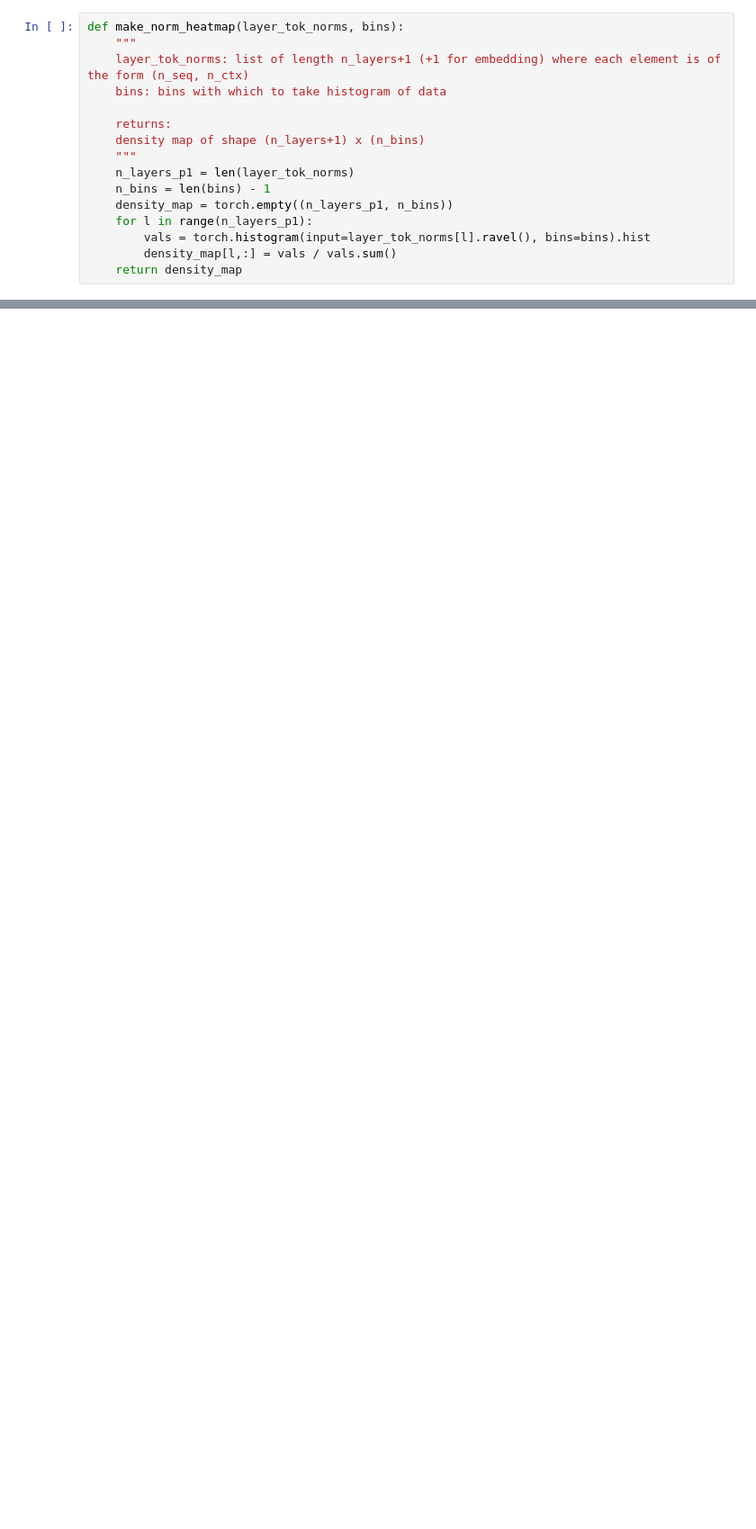
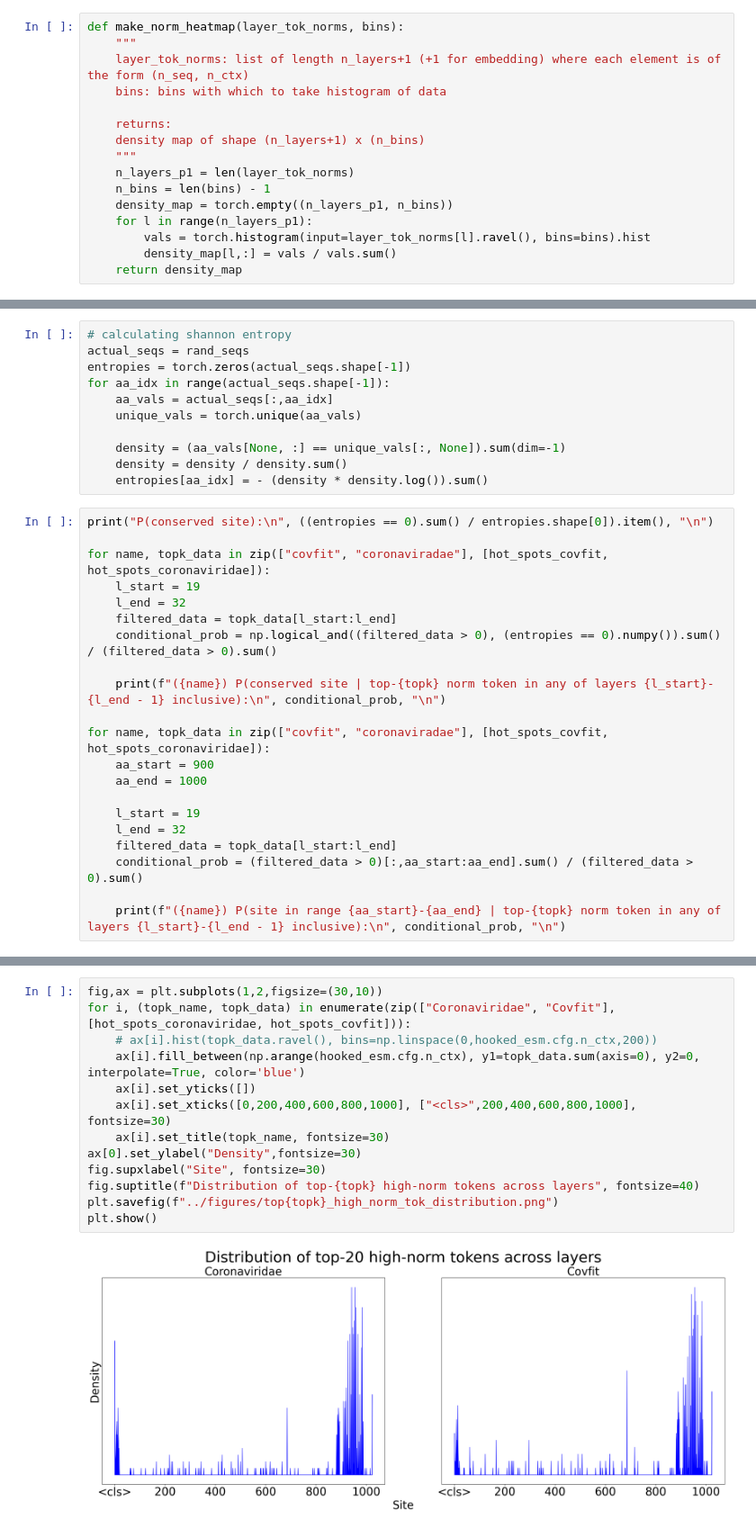
Before and after one commit to blab/mutational-embedding-vectors, a Jupyter notebook: notebooks/ex32_covarying_sites.ipynb, the cells around one changed output, grey strips where cells are left out. Shown at 90% size. Saved outputs shown, nothing was run; the diff lists cells and outputs as text; blank space fills up the shorter version.

```diff
--- a/notebooks/ex32_covarying_sites.ipynb
+++ b/notebooks/ex32_covarying_sites.ipynb
@@ -527,0 +543,32 @@ E                   :    [   0 1023  353  886  104  436  633  258   64  152] Fal
+# %%
+# calculating shannon entropy
+actual_seqs = rand_seqs
+entropies = torch.zeros(actual_seqs.shape[-1])
+for aa_idx in range(actual_seqs.shape[-1]):
+    aa_vals = actual_seqs[:,aa_idx]
+    unique_vals = torch.unique(aa_vals)
+
+    density = (aa_vals[None, :] == unique_vals[:, None]).sum(dim=-1)
+    density = density / density.sum()
+    entropies[aa_idx] = - (density * density.log()).sum()
+# %%
+print("P(conserved site):\n", ((entropies == 0).sum() / entropies.shape[0]).item(), "\n")
+
+for name, topk_data in zip(["covfit", "coronaviradae"], [hot_spots_covfit, hot_spots_coronaviridae]):
+    l_start = 19
+    l_end = 32
+    filtered_data = topk_data[l_start:l_end]
+    conditional_prob = np.logical_and((filtered_data > 0), (entropies == 0).numpy()).sum() / (filtered_data > 0).sum()
+
+    print(f"({name}) P(conserved site | top-{topk} norm token in any of layers {l_start}-{l_end - 1} inclusive):\n", conditional_prob, "\n")
+
+for name, topk_data in zip(["covfit", "coronaviradae"], [hot_spots_covfit, hot_spots_coronaviridae]):
+    aa_start = 900
+    aa_end = 1000
+
+    l_start = 19
+    l_end = 32
+    filtered_data = topk_data[l_start:l_end]
+    conditional_prob = (filtered_data > 0)[:,aa_start:aa_end].sum() / (filtered_data > 0).sum()
+
+    print(f"({name}) P(site in range {aa_start}-{aa_end} | top-{topk} norm token in any of layers {l_start}-{l_end - 1} inclusive):\n", conditional_prob, "\n")
@@ -527,0 +590,15 @@ E                   :    [   0 1023  353  886  104  436  633  258   64  152] Fal
+# %%
+fig,ax = plt.subplots(1,2,figsize=(30,10))
+for i, (topk_name, topk_data) in enumerate(zip(["Coronaviridae", "Covfit"], [hot_spots_coronaviridae, hot_spots_covfit])):
+    # ax[i].hist(topk_data.ravel(), bins=np.linspace(0,hooked_esm.cfg.n_ctx,200))
+    ax[i].fill_between(np.arange(hooked_esm.cfg.n_ctx), y1=topk_data.sum(axis=0), y2=0, interpolate=True, color='blue')
+    ax[i].set_yticks([])
+    ax[i].set_xticks([0,200,400,600,800,1000], ["<cls>",200,400,600,800,1000], fontsize=30)
+    ax[i].set_title(topk_name, fontsize=30)
+ax[0].set_ylabel("Density",fontsize=30)
+fig.supxlabel("Site", fontsize=30)
+fig.suptitle(f"Distribution of top-{topk} high-norm tokens across layers", fontsize=40)
+plt.savefig(f"../figures/top{topk}_high_norm_tok_distribution.png")
+plt.show()
+# %% [output]
+[figure, added]
```
Also changed, not shown: parts of 35 cells of this notebook, 7 other files.
